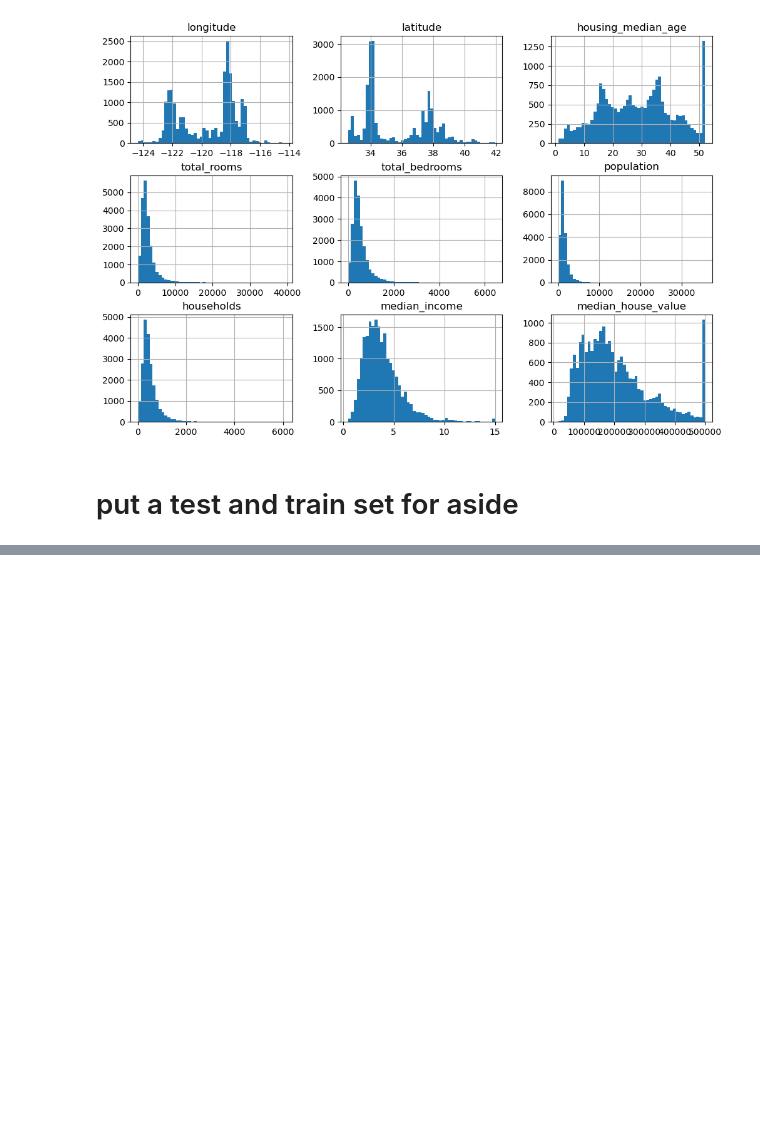
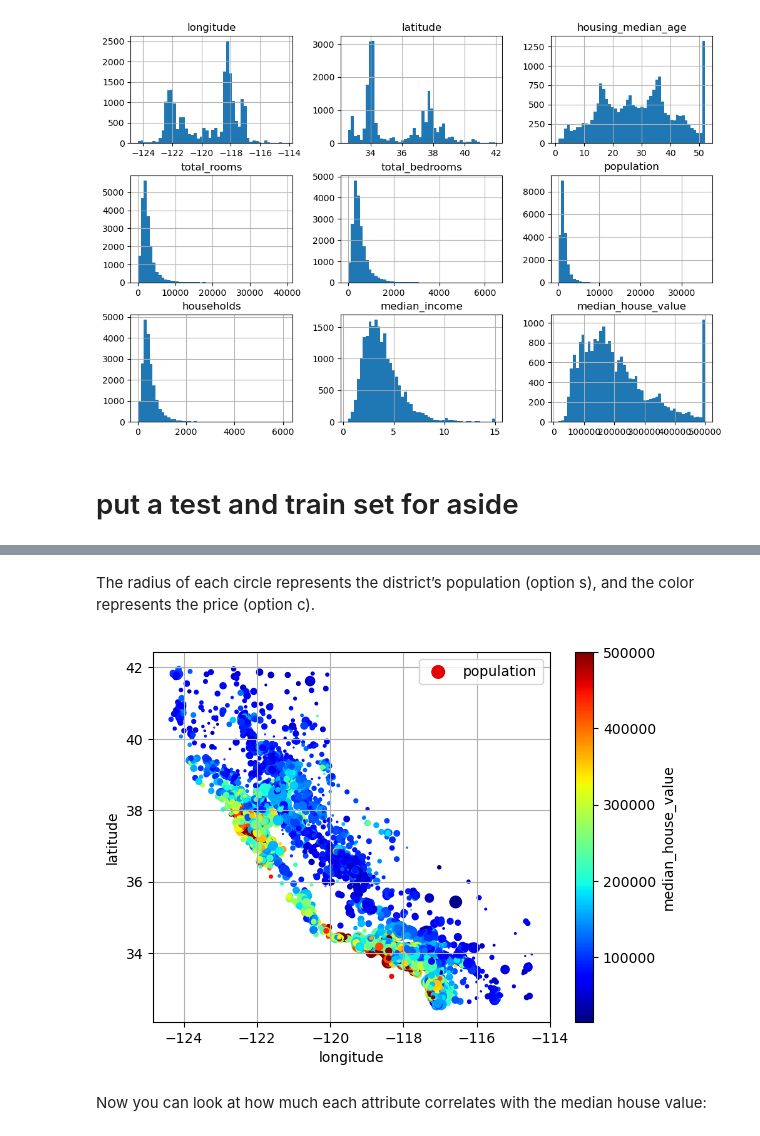
Before and after one commit to phroo02/Hands_on_machine_learning, a Jupyter notebook: src/main.ipynb, the cells around one changed output, grey strips where cells are left out. Drawn from its saved outputs; the diff is of its cells as text; code cells hidden in the pictures; blank space fills up the shorter version.

```diff
--- a/src/main.ipynb
+++ b/src/main.ipynb
@@ -75,0 +168,14 @@ len(train_set), len(test_set)
+# %% [markdown]
+The radius of each circle
+represents the district’s population (option s), and the color represents the
+price (option c).
+# %%
+housing.plot(kind="scatter", x="longitude", y="latitude", grid=True, s=housing["population"]/100, label="population",
+             c="median_house_value", cmap="jet", colorbar=True,
+             legend=True, sharex=False)
+plt.show()
+# %% [output]
+[figure, added]
+# %% [markdown]
+Now you can look at how much each attribute correlates with the median
+house value:
```
Also changed, not shown: parts of 25 cells of this notebook.
